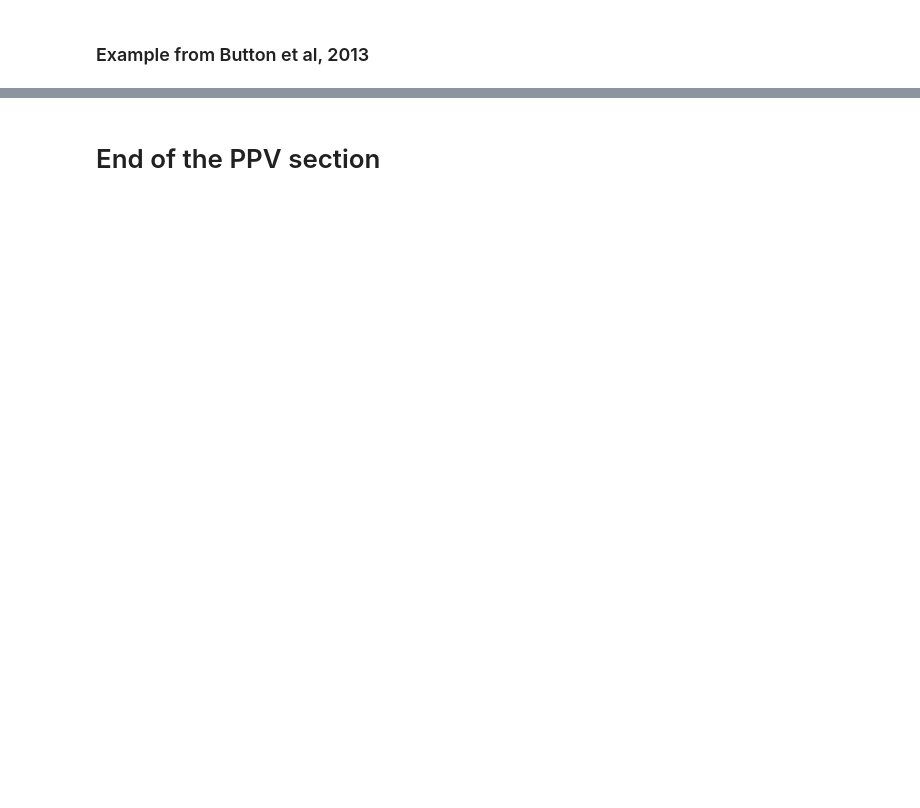
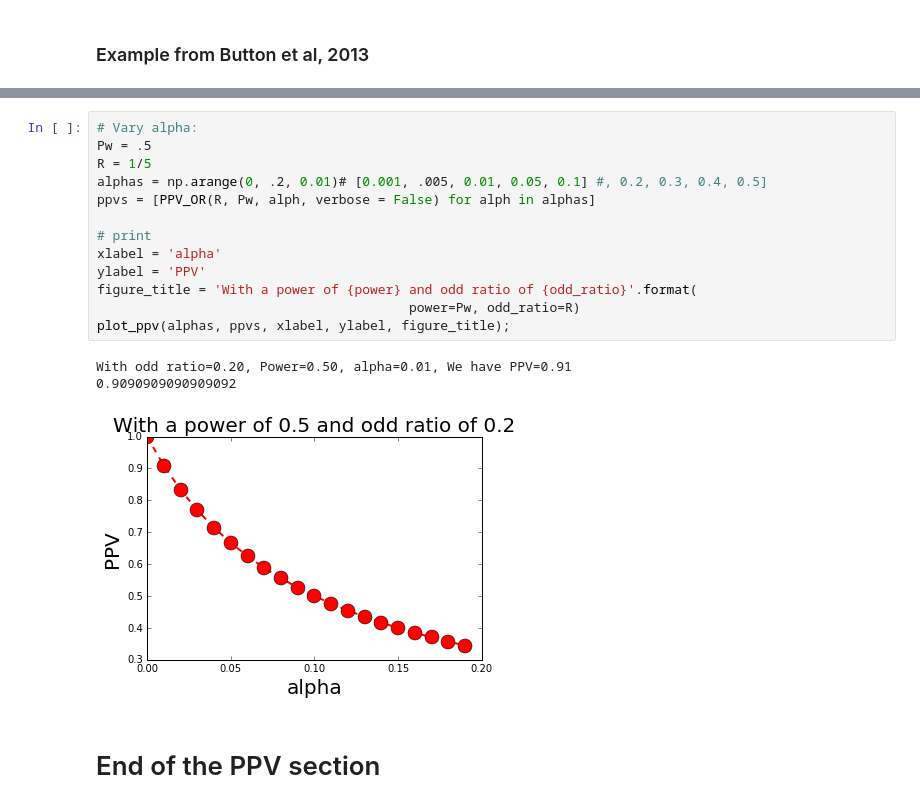
Before and after one commit to yukaizou2015/module-stats, a Jupyter notebook: notebooks/Positive-Predictive-Value.ipynb, the cells around one changed output, grey strips where cells are left out. Cells and saved outputs as stored; diff of their text form; blank space fills up the shorter version.

```diff
--- a/notebooks/Positive-Predictive-Value.ipynb
+++ b/notebooks/Positive-Predictive-Value.ipynb
@@ -230,2 +271,19 @@ plt.title(figure_title, fontsize=20);
+# %%
+# Vary alpha:
+Pw = .5
+R = 1/5
+alphas = np.arange(0, .2, 0.01)# [0.001, .005, 0.01, 0.05, 0.1] #, 0.2, 0.3, 0.4, 0.5]
+ppvs = [PPV_OR(R, Pw, alph, verbose = False) for alph in alphas]
+
+# print
+xlabel = 'alpha'
+ylabel = 'PPV'
+figure_title = 'With a power of {power} and odd ratio of {odd_ratio}'.format(
+                                        power=Pw, odd_ratio=R)
+plot_ppv(alphas, ppvs, xlabel, ylabel, figure_title);
+# %% [output]
+With odd ratio=0.20, Power=0.50, alpha=0.01, We have PPV=0.91
+0.9090909090909092
+[figure, added]
 # %% [markdown]
 # End of the PPV section
```
Also changed, not shown: parts of 9 cells of this notebook.
